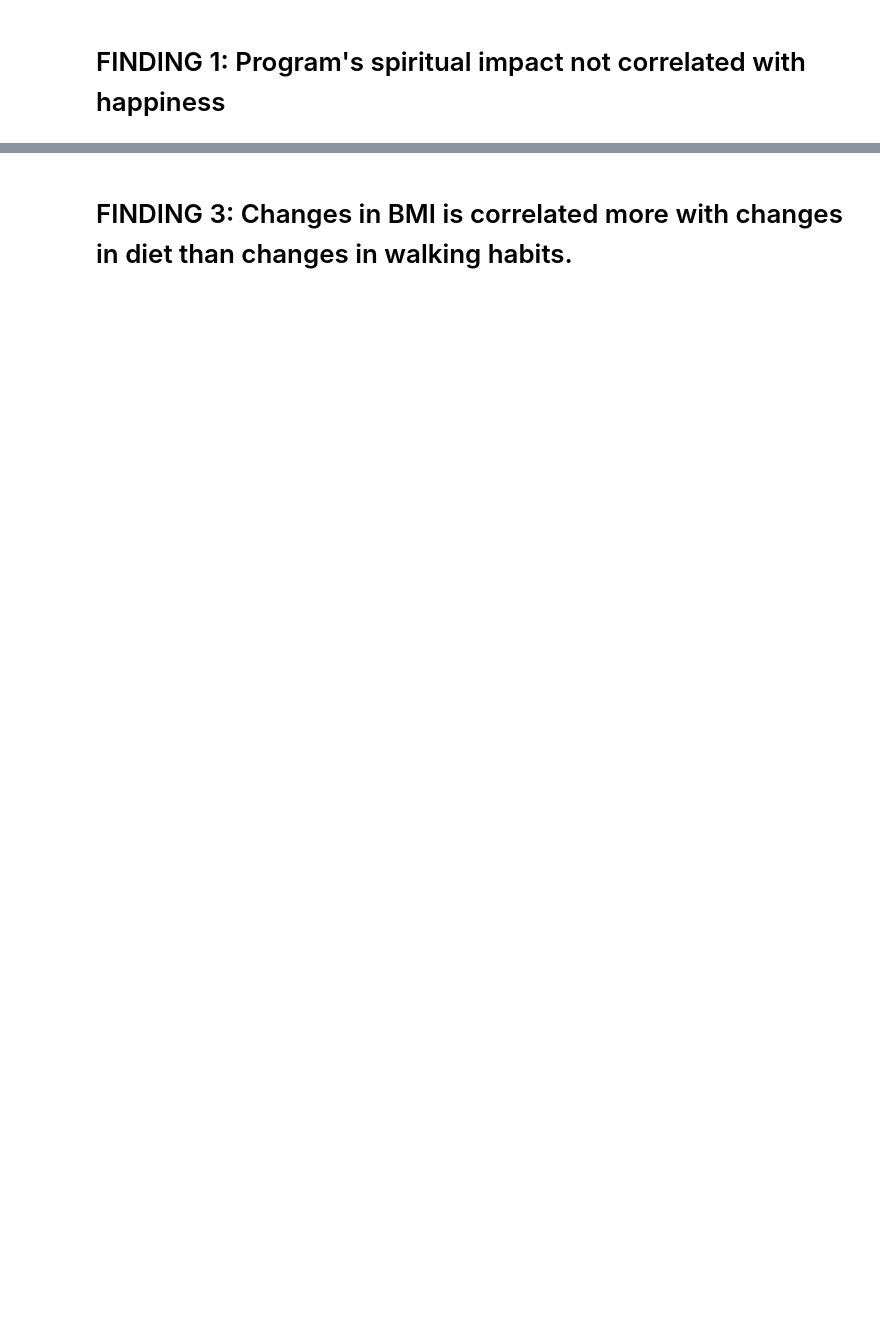
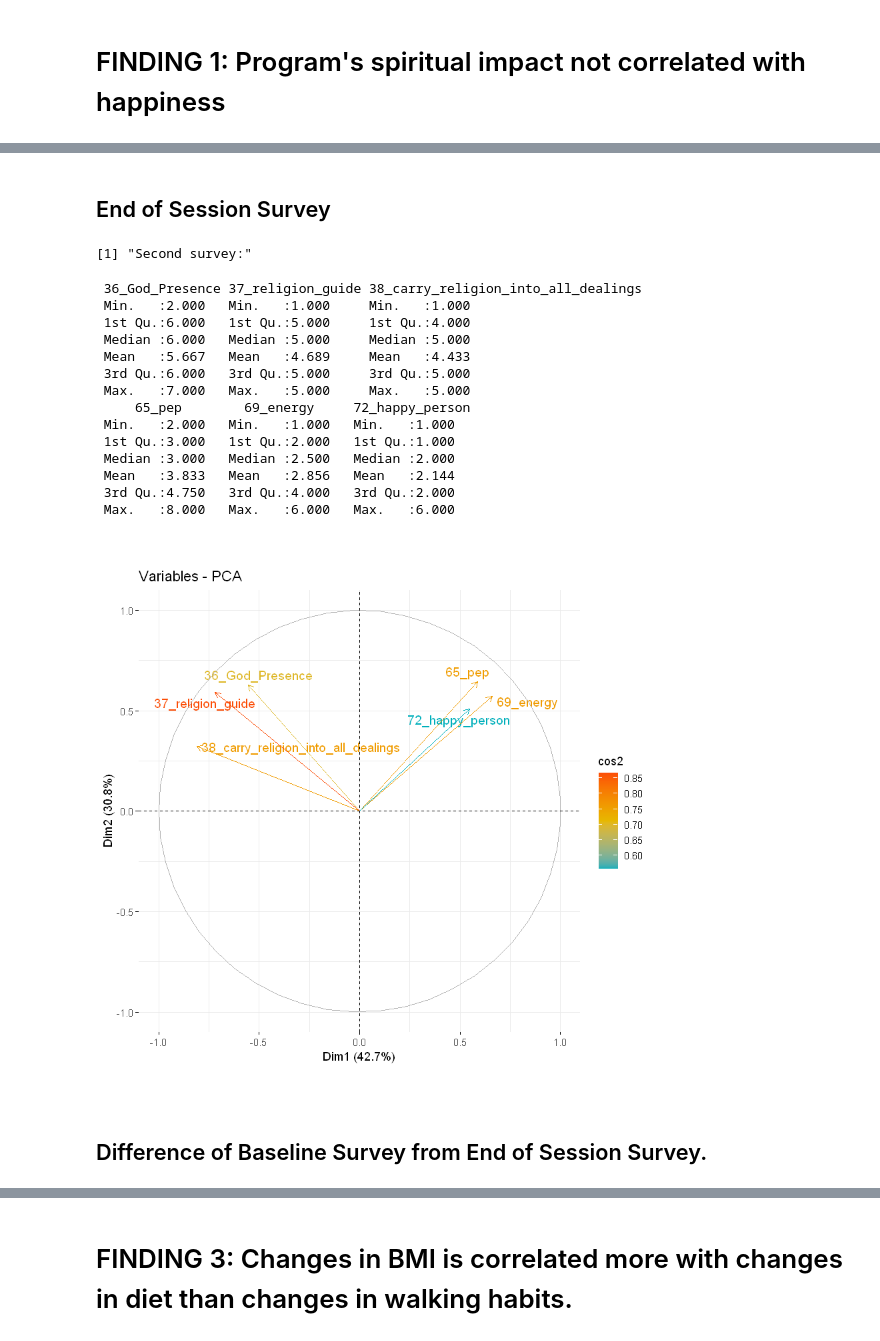
Before and after one commit to MaxifiedFRFX/wildwood-project, a Jupyter notebook: notebooks/Findings-Using-R.ipynb, the cells around one changed output, grey strips where cells are left out. Drawn from its saved outputs; the diff is of its cells as text; code cells hidden in the pictures; blank space fills up the shorter version.

```diff
--- a/notebooks/Findings-Using-R.ipynb
+++ b/notebooks/Findings-Using-R.ipynb
@@ -108,0 +645,32 @@ The surveys seem to indicate that patients who leave feeling God's presence more
+# %% [markdown]
+## End of Session Survey
+# %%
+print("Second survey:")
+summary(clean_base_2)
+
+res.pca <- prcomp(clean_base_2, scale = TRUE)
+
+fviz_pca_var(res.pca,
+             col.var = "cos2", # Color by the quality of representation cos2
+             gradient.cols = c("#00AFBB", "#E7B800", "#FC4E07"),
+             repel = TRUE     # Avoid text overlapping
+)
+# %% [output]
+[1] "Second survey:"
+ 36_God_Presence 37_religion_guide 38_carry_religion_into_all_dealings
+ Min.   :2.000   Min.   :1.000     Min.   :1.000
+ 1st Qu.:6.000   1st Qu.:5.000     1st Qu.:4.000
+ Median :6.000   Median :5.000     Median :5.000
+ Mean   :5.667   Mean   :4.689     Mean   :4.433
+ 3rd Qu.:6.000   3rd Qu.:5.000     3rd Qu.:5.000
+ Max.   :7.000   Max.   :5.000     Max.   :5.000
+     65_pep        69_energy     72_happy_person
+ Min.   :2.000   Min.   :1.000   Min.   :1.000
+ 1st Qu.:3.000   1st Qu.:2.000   1st Qu.:1.000
+ Median :3.000   Median :2.500   Median :2.000
+ Mean   :3.833   Mean   :2.856   Mean   :2.144
+ 3rd Qu.:4.750   3rd Qu.:4.000   3rd Qu.:2.000
+ Max.   :8.000   Max.   :6.000   Max.   :6.000
+[figure, added]
+# %% [markdown]
+## Difference of Baseline Survey from End of Session Survey.
```
Also changed, not shown: parts of 50 cells of this notebook, 1 other file.
